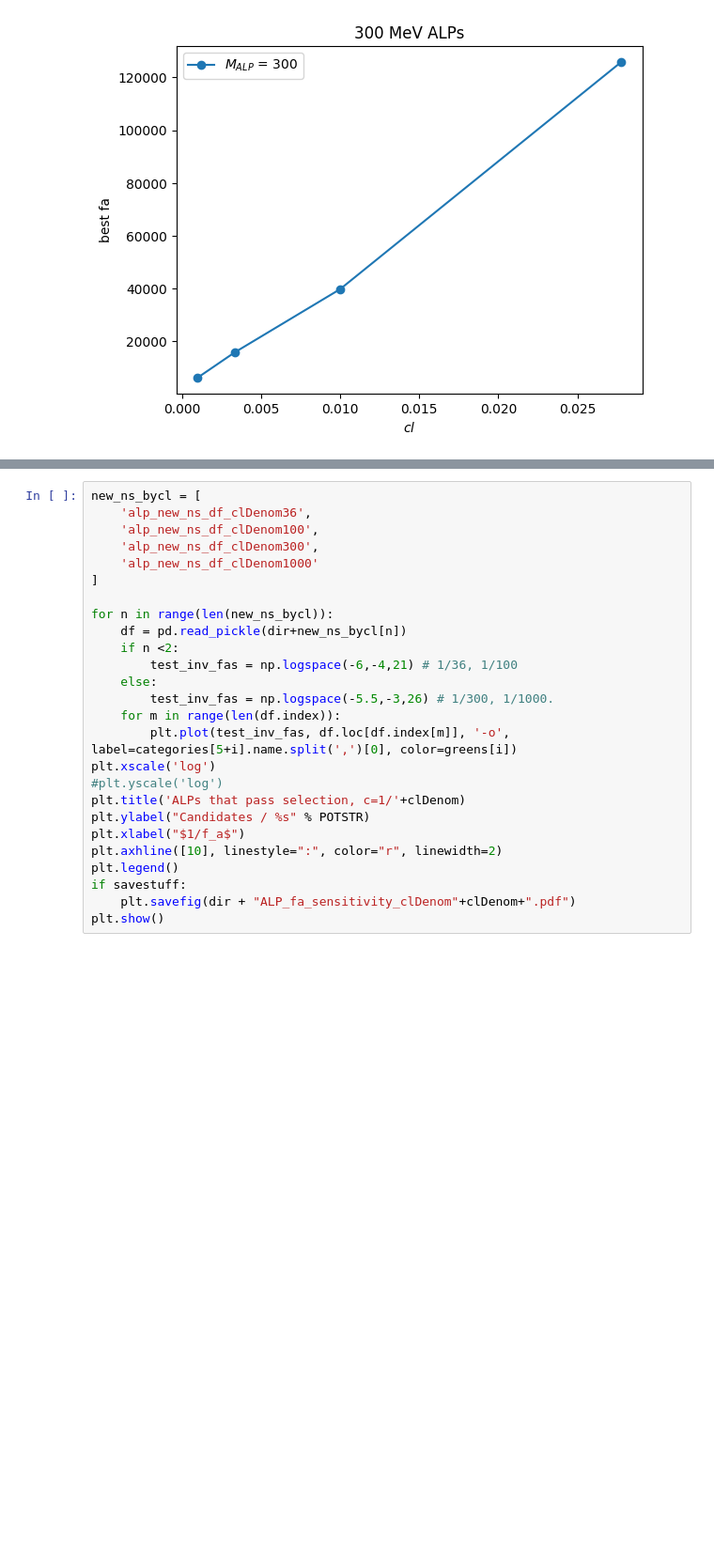
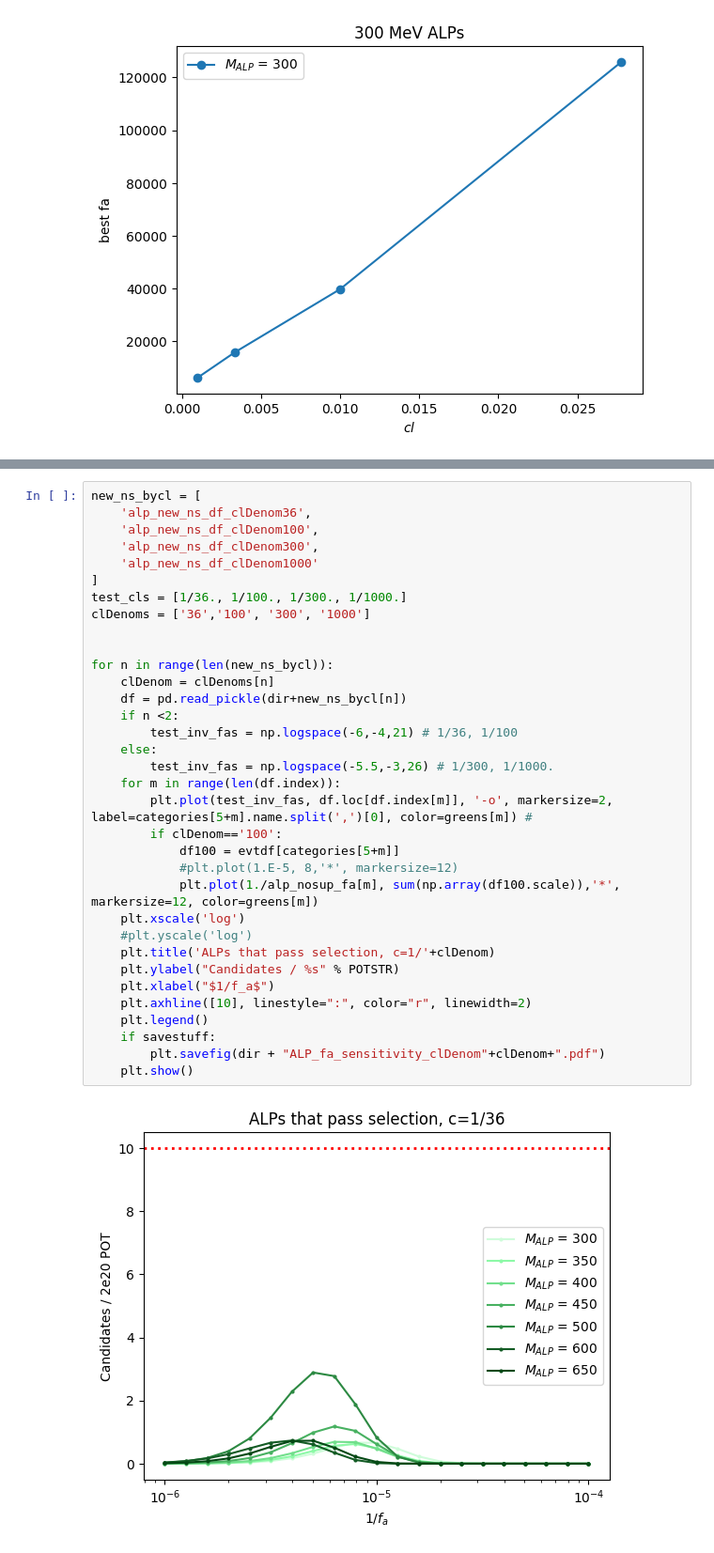
Before and after one commit to SBNSoftware/sbnana, a Jupyter notebook: sbnana/SBNAna/icarus-analysis-villiage/pyana/dimuon-tools/nb/exiting_muons/unc_sensitivity.ipynb, the cells around one changed output, grey strips where cells are left out. Shown at 94% size. Cells and saved outputs as stored; diff of their text form; blank space fills up the shorter version.

```diff
--- a/sbnana/SBNAna/icarus-analysis-villiage/pyana/dimuon-tools/nb/exiting_muons/unc_sensitivity.ipynb
+++ b/sbnana/SBNAna/icarus-analysis-villiage/pyana/dimuon-tools/nb/exiting_muons/unc_sensitivity.ipynb
@@ -592,26 +780,36 @@ plt.show()
 # %%
 new_ns_bycl = [
     'alp_new_ns_df_clDenom36',
     'alp_new_ns_df_clDenom100',
     'alp_new_ns_df_clDenom300',
     'alp_new_ns_df_clDenom1000'
 ]
+test_cls = [1/36., 1/100., 1/300., 1/1000.]
+clDenoms = ['36','100', '300', '1000']
+
 
 for n in range(len(new_ns_bycl)):
+    clDenom = clDenoms[n]
     df = pd.read_pickle(dir+new_ns_bycl[n])
     if n <2:
         test_inv_fas = np.logspace(-6,-4,21) # 1/36, 1/100
     else:
         test_inv_fas = np.logspace(-5.5,-3,26) # 1/300, 1/1000.
     for m in range(len(df.index)):
-        plt.plot(test_inv_fas, df.loc[df.index[m]], '-o', label=categories[5+i].name.split(',')[0], color=greens[i])
-plt.xscale('log')
-#plt.yscale('log')
-plt.title('ALPs that pass selection, c=1/'+clDenom)
-plt.ylabel("Candidates / %s" % POTSTR)
-plt.xlabel("$1/f_a$")
-plt.axhline([10], linestyle=":", color="r", linewidth=2)
-plt.legend()
-if savestuff:
-    plt.savefig(dir + "ALP_fa_sensitivity_clDenom"+clDenom+".pdf")
-plt.show()
+        plt.plot(test_inv_fas, df.loc[df.index[m]], '-o', markersize=2, label=categories[5+m].name.split(',')[0], color=greens[m]) #
+        if clDenom=='100':
+            df100 = evtdf[categories[5+m]]
+            #plt.plot(1.E-5, 8,'*', markersize=12)
+            plt.plot(1./alp_nosup_fa[m], sum(np.array(df100.scale)),'*', markersize=12, color=greens[m])
+    plt.xscale('log')
+    #plt.yscale('log')
+    plt.title('ALPs that pass selection, c=1/'+clDenom)
+    plt.ylabel("Candidates / %s" % POTSTR)
+    plt.xlabel("$1/f_a$")
+    plt.axhline([10], linestyle=":", color="r", linewidth=2)
+    plt.legend()
+    if savestuff:
+        plt.savefig(dir + "ALP_fa_sensitivity_clDenom"+clDenom+".pdf")
+    plt.show()
+# %% [output]
+[figure, added]
```
Also changed, not shown: parts of 14 cells of this notebook, 3 other files.
